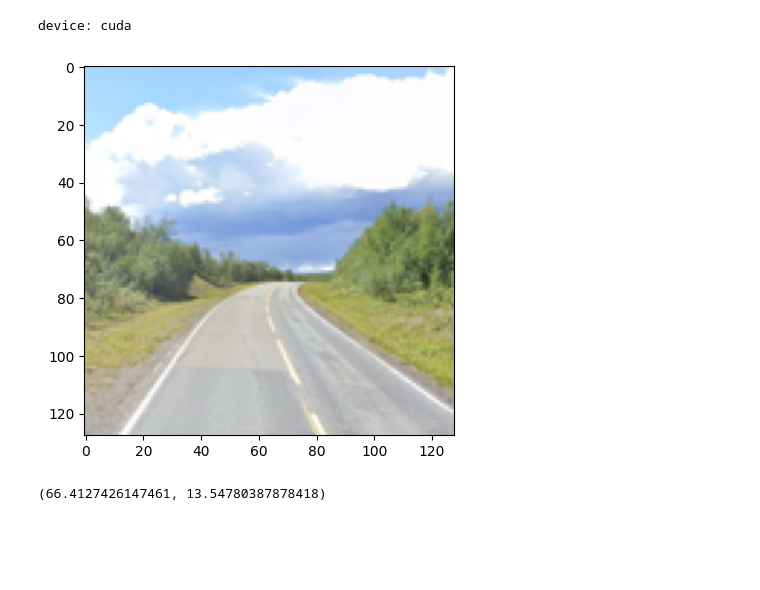
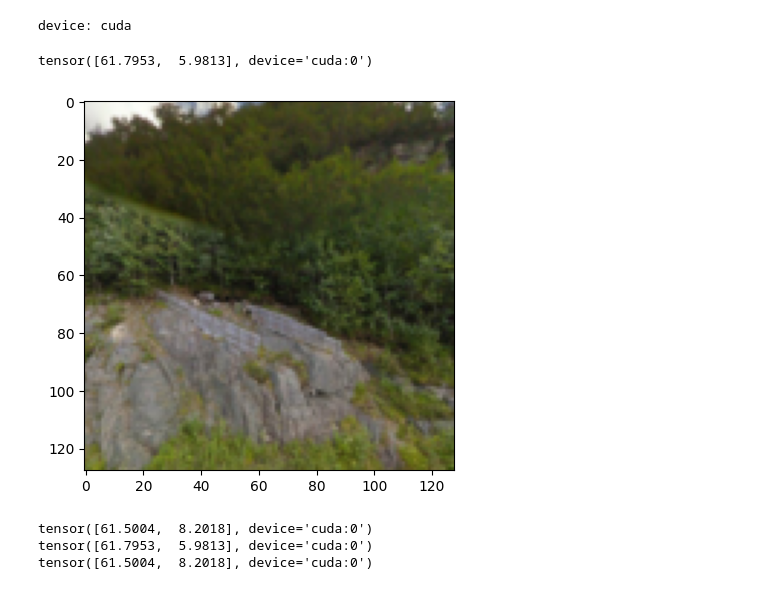
Before and after one commit to IntrntSrfr/norwai, a Jupyter notebook: norwai_regression_test.ipynb, the cells around one changed output. Saved outputs shown, nothing was run; the diff lists cells and outputs as text; code cells hidden in the pictures; blank space fills up the shorter version.

```diff
--- a/norwai_regression_test.ipynb
+++ b/norwai_regression_test.ipynb
@@ -10,40 +10,41 @@ device = torch.device("cuda" if torch.cuda.is_available() else "cpu")
 print("device:", device)
 # %% [output]
 device: cuda
-# %%
-test_images = [{'file':'9w8nB2zvVz', 'loc':[69.1326326,23.3151797]}]
-test_im = np.random.choice(test_images, 1)[0]
-
-from PIL import Image
-
-im = Image.open('./data/test_images/{}.png'.format(test_im['file'])).convert('RGB')
-w, h = im.size
-left = int((w - 512)/2)
-top = int((h - 512)/2)
-right = int((w + 512)/2)
-bottom = int((h + 512)/2)
-
-im = im.crop((left, top, right, bottom)).resize((128, 128))
-im_data = torch.tensor(np.asarray(im).transpose(2, 0, 1))
-
-plt.imshow(im_data.int().numpy().transpose(1, 2, 0))
-plt.show()
-# %% [output]
-[figure, removed]
-# %%
-mean = 135.4867 # fix this
-std = 64.0806 # fix this
-im_data = im_data.to(device)
-im_data = (im_data - mean) / std
-
-model = NSVDModel()
-model = torch.load('./data/model_regression')
-model.to(device)
-
-guessed_loc = []
-with torch.no_grad():
-  y = model(im_data.unsqueeze(0)).flatten()
-  guessed_loc = (y[0].item(), y[1].item())
-  print(guessed_loc)
-# %% [output]
-(66.4127426147461, 13.54780387878418)
+# %%
+tf = transforms.Compose([
+  transforms.Resize((128, 128)),
+  transforms.RandomHorizontalFlip(),
+  transforms.ToTensor(),
+])
+norm_tf = transforms.Compose([
+  transforms.Normalize([0.485, 0.456, 0.406], [0.229, 0.224, 0.225]),
+])
+
+test = NSVD4('./data', 'coords', train=False, transforms=tf, return_coords=False)
+# %%
+img, coords, _ = test[random.randint(0, len(test)-1)]
+#print(img)
+img, coords = img.to(device), torch.tensor(coords).to(device).float()
+print(coords)
+plot_img(img.cpu())
+img = norm_tf(img)
+# %% [output]
+tensor([61.7953,  5.9813], device='cuda:0')
+[figure, added]
+# %%
+
+model = NSVDModel()
+model = torch.load('./data/trained_models/distance/nsvd_128_5')
+model.to(device)
+model.eval()
+
+with torch.no_grad():
+  guess = model(img.unsqueeze(0)).flatten()
+  print(guess)
+
+print(coords)
+print(guess)
+# %% [output]
+tensor([61.5004,  8.2018], device='cuda:0')
+tensor([61.7953,  5.9813], device='cuda:0')
+tensor([61.5004,  8.2018], device='cuda:0')
```
Also changed, not shown: parts of 3 cells of this notebook, 1 other file.
